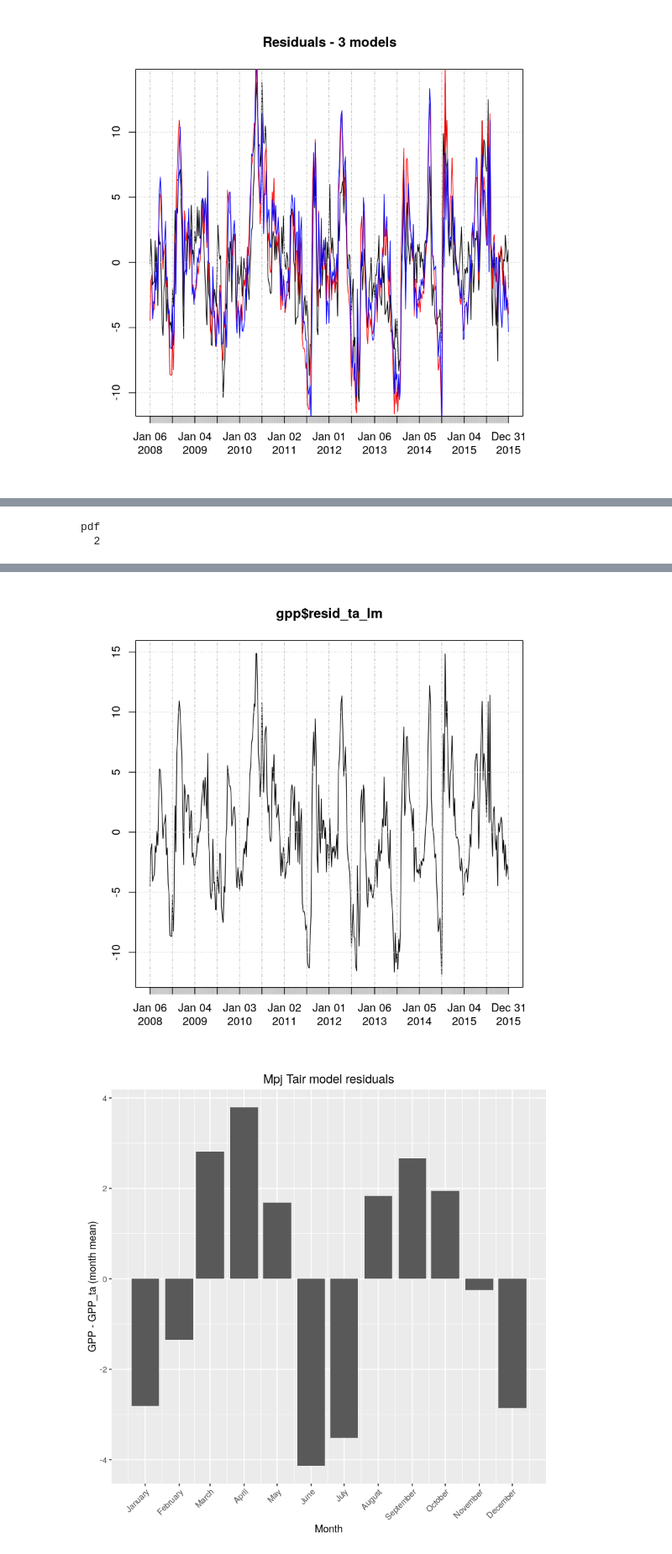
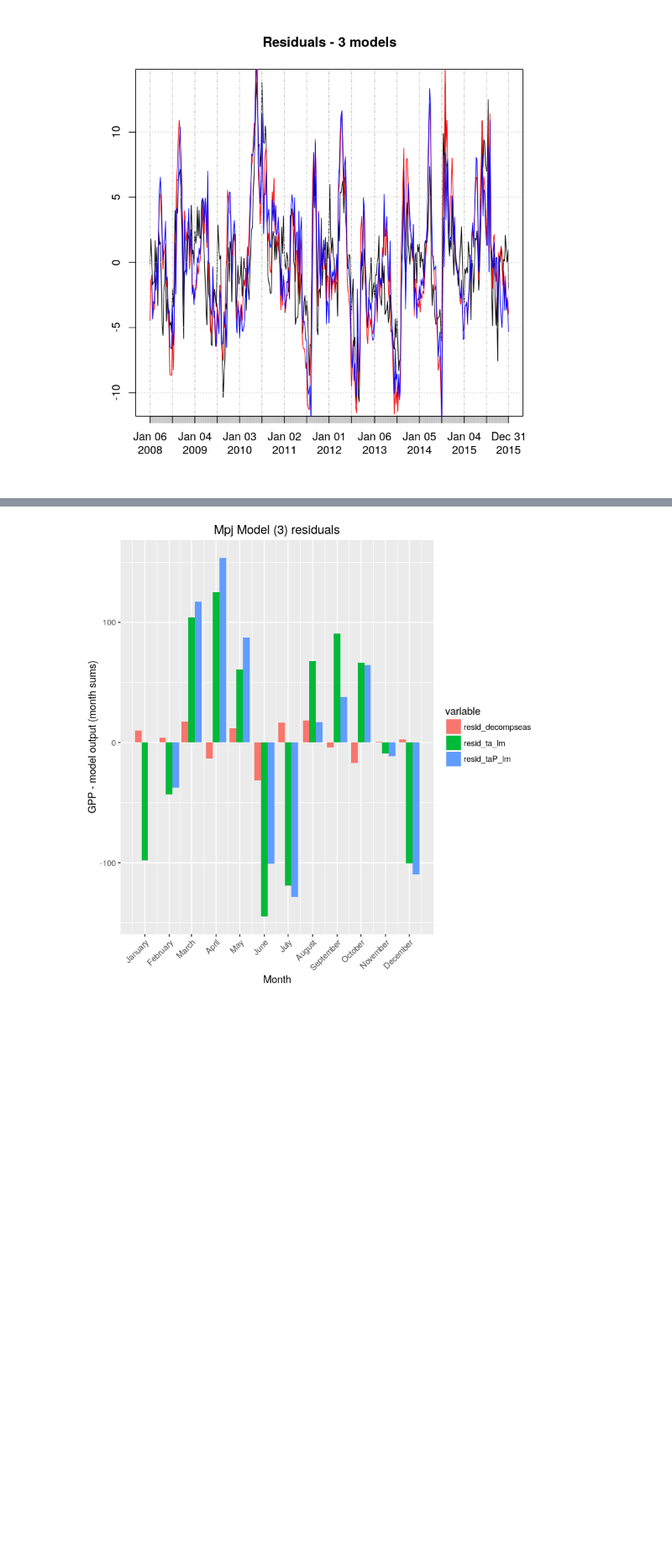
Before and after one commit to gremau/NMEG_seasonality, a Jupyter notebook: TS_models_GPP.ipynb, the cells around one changed output, grey strips where cells are left out. Shown at 84% size. Cells and saved outputs as stored; diff of their text form; code cells hidden in the pictures; blank space fills up the shorter version.

Commit message:
Fixing GPP modeling and resid analysis

```diff
--- a/TS_models_GPP.ipynb
+++ b/TS_models_GPP.ipynb
@@ -170,21 +152,25 @@ pdf
   2
 [figure]
 # %%
-
-agg_mon <- aggregate(gpp$resid_ta_lm, months(index(gpp)), mean)
-agg_mon
-data <- coredata(agg_mon)
+# Aggregate residual columns to monthly means and make dataframe
+resid_nm <- grep('resid_', names(gpp))
+agg_mon <- aggregate(gpp[,resid_nm], months(index(gpp)), sum)
+# Get date index and convert to dataframe
 idx <- as.Date(paste('1', index(agg_mon), '2014', sep='-'), '%d-%b-%Y')
-new <- as.xts(agg_mon, order.by=idx)
-names(new) <- 'residual'
-new
-library('scales')
-resid_monthly_plot <- ggplot(new) + geom_bar(aes(index(new), residual), stat='identity') +
-    xlab("Month") + ylab("GPP - GPP_ta (month mean)") +
+agg_mon <- as.data.frame(agg_mon)
+agg_mon$idx <- idx
+# Melt along date index
+head(agg_mon)
+agg_mon <- melt(agg_mon, id='idx')
+head(agg_mon)
+# Plot
+resid_monthly_plot <- ggplot(agg_mon) +
+    geom_bar(aes(x=idx, y=value, fill=variable), stat='identity', position='dodge') +
+    xlab("Month") + ylab("GPP - model output (month sums)") +
     scale_x_date(date_breaks = "1 month", date_labels = "%B") +
     theme(axis.text.x = element_text(angle = 45, hjust = 1)) +
-    ggtitle(paste(site, 'Tair model residuals', sep=' '))
+    ggtitle(paste(site, 'Model (3) residuals', sep=' '))
+resid_monthly_plot
 
-printfigs(resid_monthly_plot, paste(site, '_resid_ta_lm_bars.svg', sep=''), 'figures/', 6, 3.5)
-resid_monthly_plot
+printfigs(resid_monthly_plot, paste(site, '_modelresid_bars.svg', sep=''), 'figures/', 6, 3.5)
 # %% [output]
@@ -220,2 +192,0 @@ Warning message:
-pdf
-  2
@@ -224,2 +193 @@ Warning message:
-[figure, old version]
+[figure, new version]
-[figure, removed]
```
Also changed, not shown: parts of 3 cells of this notebook.
